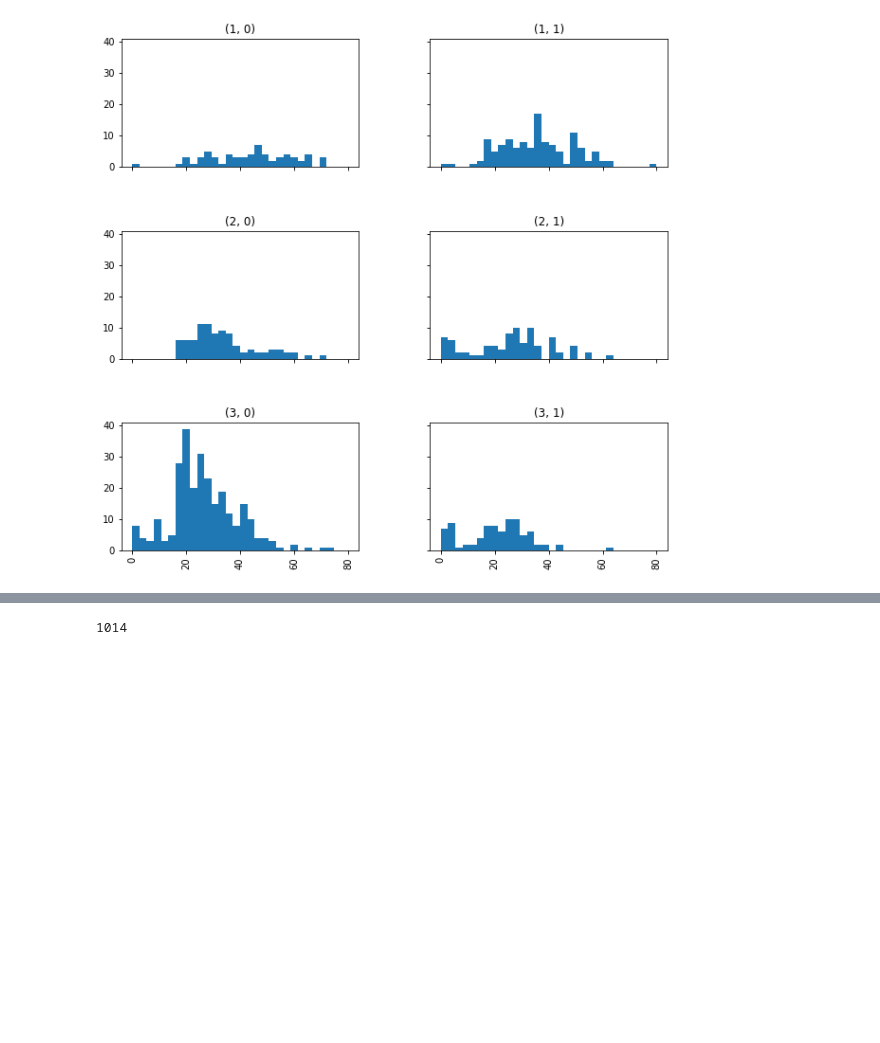
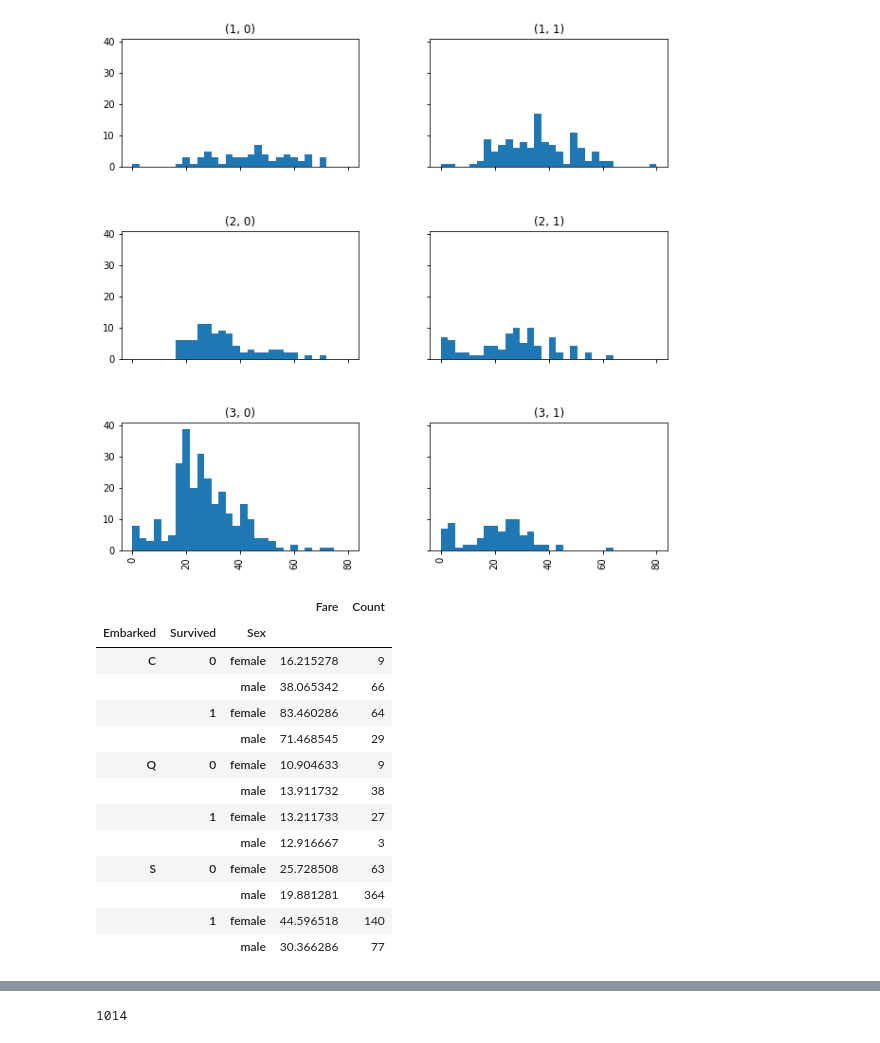
Before and after one commit to xiaoqingwan/Machine-Learning-HW, a Jupyter notebook: HW2 Data Preprocessing of Titanic Part 2.ipynb, the cells around one changed output, grey strips where cells are left out. Cells and saved outputs as stored; diff of their text form; code cells hidden in the pictures; blank space fills up the shorter version.

```diff
--- a/HW2 Data Preprocessing of Titanic Part 2.ipynb
+++ b/HW2 Data Preprocessing of Titanic Part 2.ipynb
@@ -69,0 +40,23 @@ age_Pclass_survival = train_df.hist(column='Age', by=['Pclass','Survived'], layo
+# %%
+#port of embarkation, sex, fare, survived
+grouped_data = pd.concat(
+    [train_df.groupby(['Embarked', 'Survived', 'Sex'])['Fare'].mean(),
+     train_df.groupby(['Embarked', 'Survived', 'Sex'])['Fare'].count()],
+    axis=1)
+grouped_data.columns = ['Fare','Count']
+grouped_data
+# %% [output]
+|  |  |  | Fare | Count |
+| Embarked | Survived | Sex |  |  |
+| C | 0 | female | 16.215278 | 9 |
+|  |  | male | 38.065342 | 66 |
+|  | 1 | female | 83.460286 | 64 |
+|  |  | male | 71.468545 | 29 |
+| Q | 0 | female | 10.904633 | 9 |
+|  |  | male | 13.911732 | 38 |
+|  | 1 | female | 13.211733 | 27 |
+|  |  | male | 12.916667 | 3 |
+| S | 0 | female | 25.728508 | 63 |
+|  |  | male | 19.881281 | 364 |
+|  | 1 | female | 44.596518 | 140 |
+|  |  | male | 30.366286 | 77 |
```
Also changed, not shown: parts of 6 cells of this notebook.
